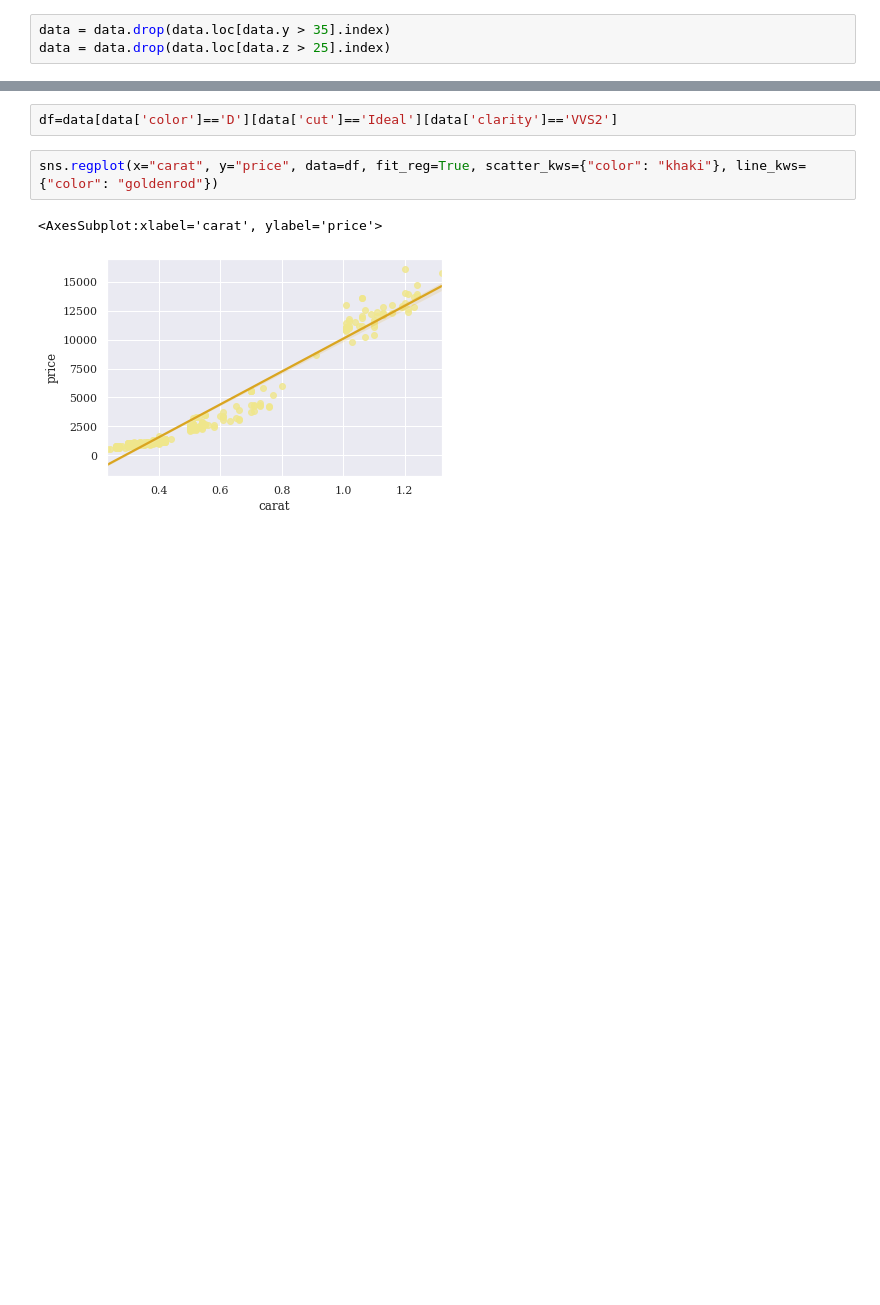
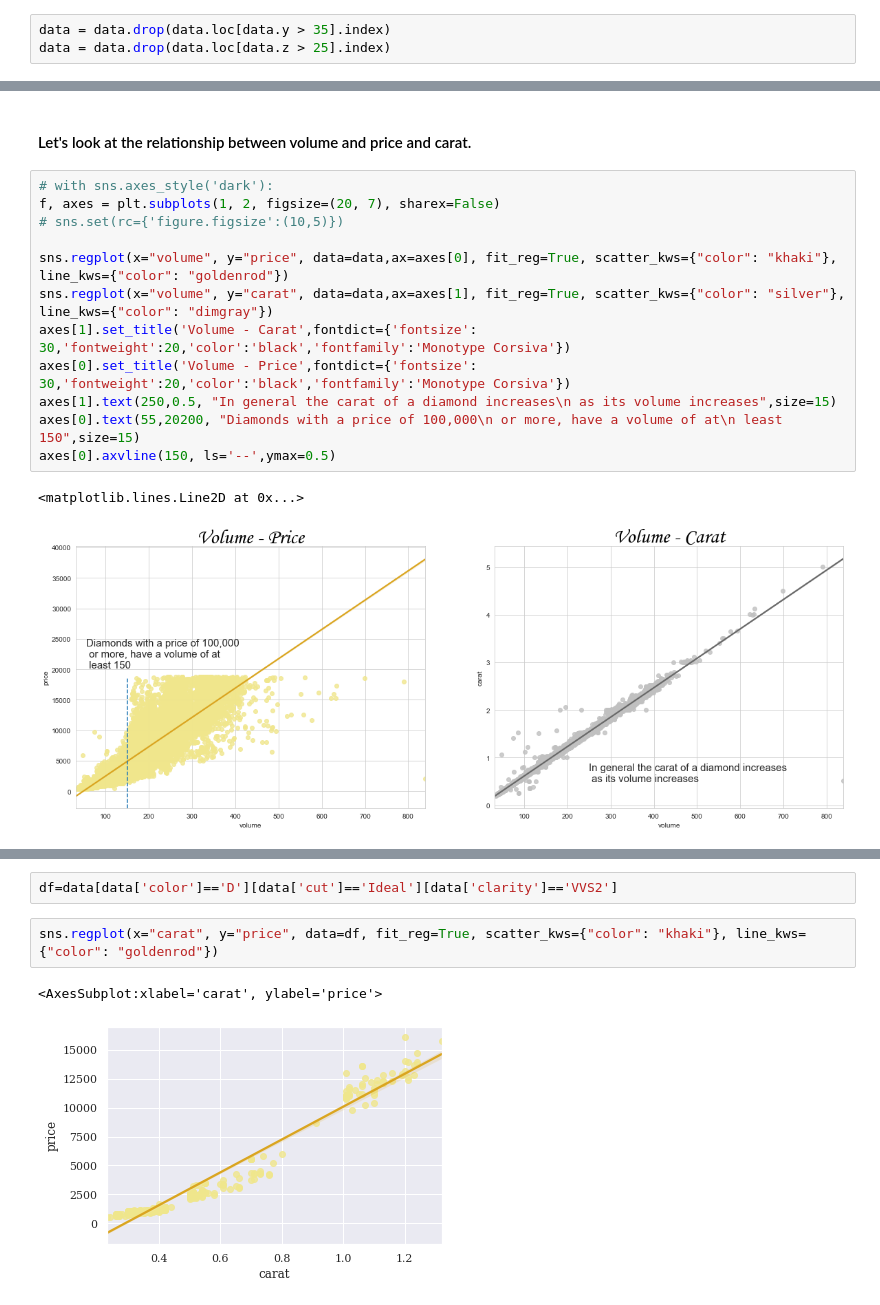
Before and after one commit to noamya-sh/Final-project-SemesterA, a Jupyter notebook: Diamonds-regression.ipynb, the cells around one changed output, grey strips where cells are left out. Cells and saved outputs as stored; diff of their text form; blank space fills up the shorter version.

```diff
--- a/Diamonds-regression.ipynb
+++ b/Diamonds-regression.ipynb
@@ -102,0 +127,17 @@ data
+# %% [markdown]
+#### Let's look at the relationship between volume and price and carat.
+# %%
+# with sns.axes_style('dark'):
+f, axes = plt.subplots(1, 2, figsize=(20, 7), sharex=False)
+# sns.set(rc={'figure.figsize':(10,5)})
+
+sns.regplot(x="volume", y="price", data=data,ax=axes[0], fit_reg=True, scatter_kws={"color": "khaki"}, line_kws={"color": "goldenrod"})
+sns.regplot(x="volume", y="carat", data=data,ax=axes[1], fit_reg=True, scatter_kws={"color": "silver"}, line_kws={"color": "dimgray"})
+axes[1].set_title('Volume - Carat',fontdict={'fontsize': 30,'fontweight':20,'color':'black','fontfamily':'Monotype Corsiva'})
+axes[0].set_title('Volume - Price',fontdict={'fontsize': 30,'fontweight':20,'color':'black','fontfamily':'Monotype Corsiva'})
+axes[1].text(250,0.5, "In general the carat of a diamond increases\n as its volume increases",size=15)
+axes[0].text(55,20200, "Diamonds with a price of 100,000\n or more, have a volume of at\n least 150",size=15)
+axes[0].axvline(150, ls='--',ymax=0.5)
+# %% [output]
+<matplotlib.lines.Line2D at 0x...>
+[figure, added]
```
Also changed, not shown: parts of 33 cells of this notebook.
